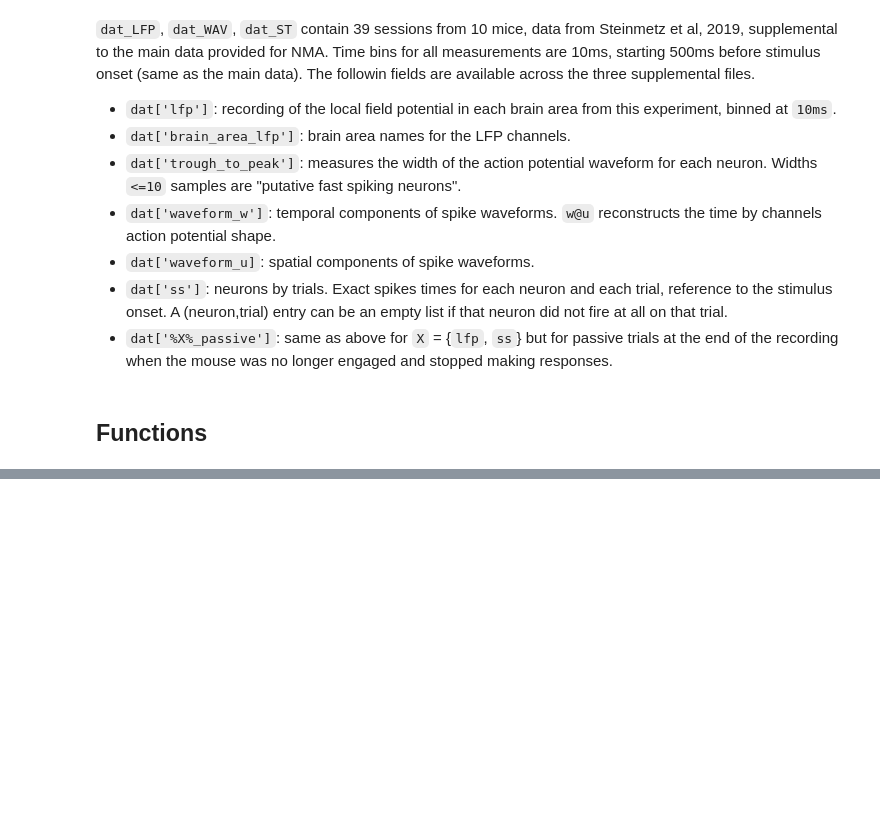
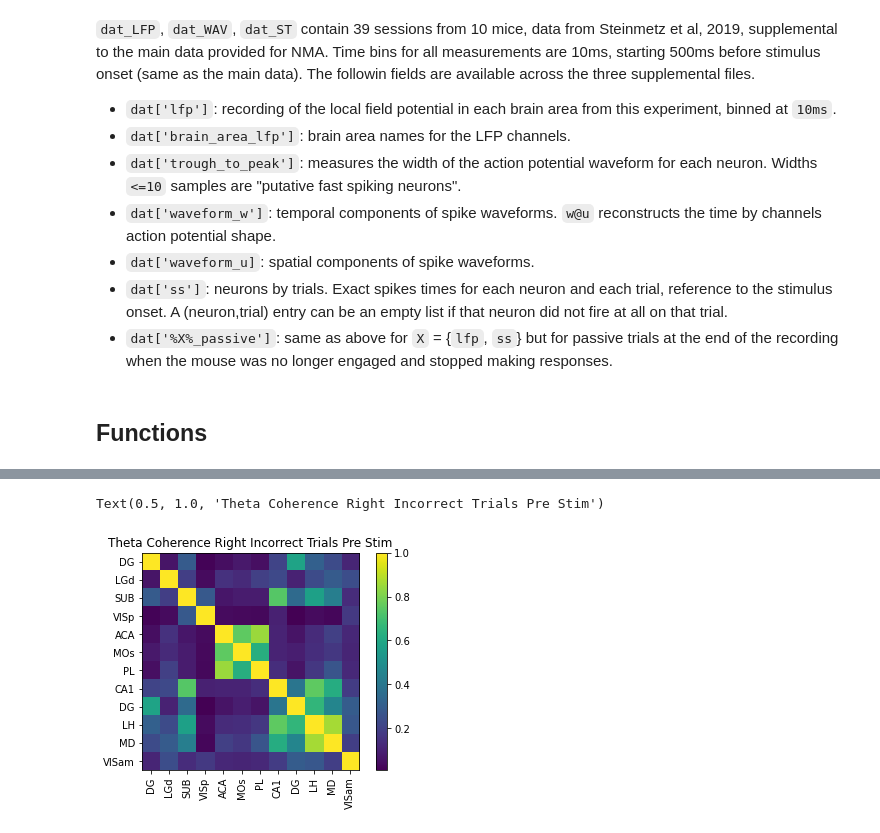
Before and after one commit to kayteeflick/nma_cn_flow_state, a Jupyter notebook: template.ipynb, the cells around one changed output, grey strips where cells are left out. Cells and saved outputs as stored; diff of their text form; code cells hidden in the pictures; blank space fills up the shorter version.

```diff
--- a/template.ipynb
+++ b/template.ipynb
@@ -325,0 +319,23 @@ brois = ["ACA", "CA1", "DG", "MRN", "PL","VISp", "ZI"]
+# %%
+#@title Repeating analysis for error trials
+#parameters
+timepoints = [0,50]
+fb = [5,8]
+
+#running analysis
+theta_array_incorr = np.empty([12,12])
+for i in range(theta_array.shape[0]):
+
+  theta_array_incorr[i,:] = frequencyband_coherence_analysis(session11_lfp,correct_right_idx,i,timepoints,fb,0)
+# %%
+#@title Plotting Incorrect Coherence
+positions = (0,1, 2, 3,4,5,6,7,8,9,10,11)
+labels = session11['brain_area_lfp']
+plt.xticks(positions, labels,rotation = 'vertical')
+plt.yticks(positions, labels)
+plt.imshow(theta_array_incorr)
+plt.colorbar()
+plt.title('Theta Coherence Right Incorrect Trials Pre Stim')
+# %% [output]
+Text(0.5, 1.0, 'Theta Coherence Right Incorrect Trials Pre Stim')
+[figure, added]
```
Also changed, not shown: parts of 27 cells of this notebook.
